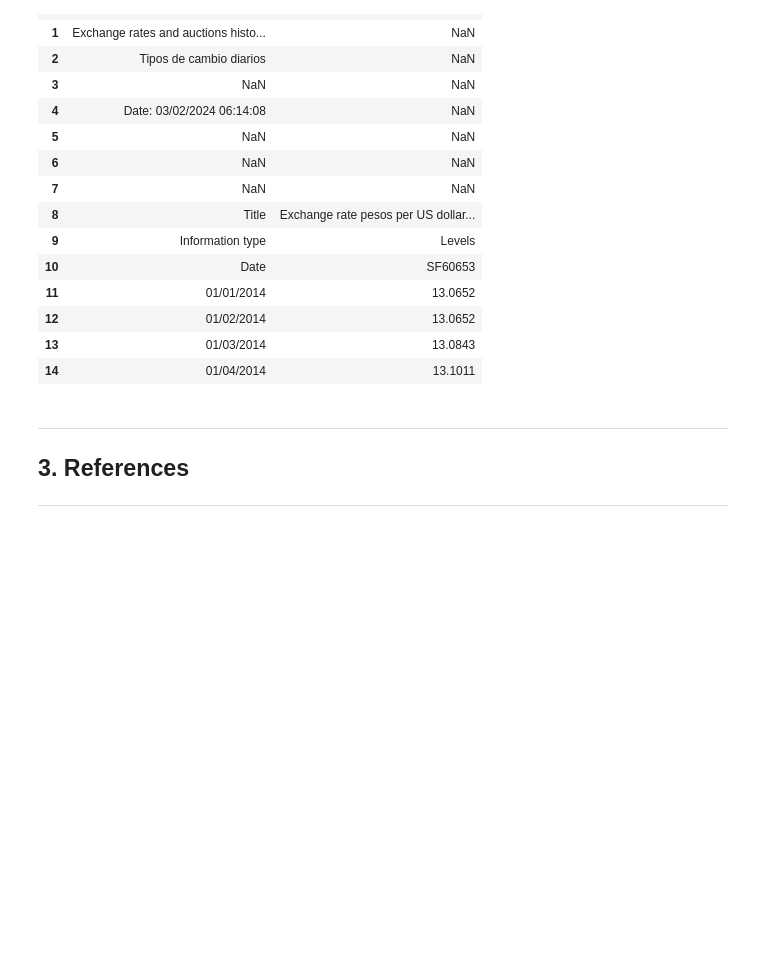
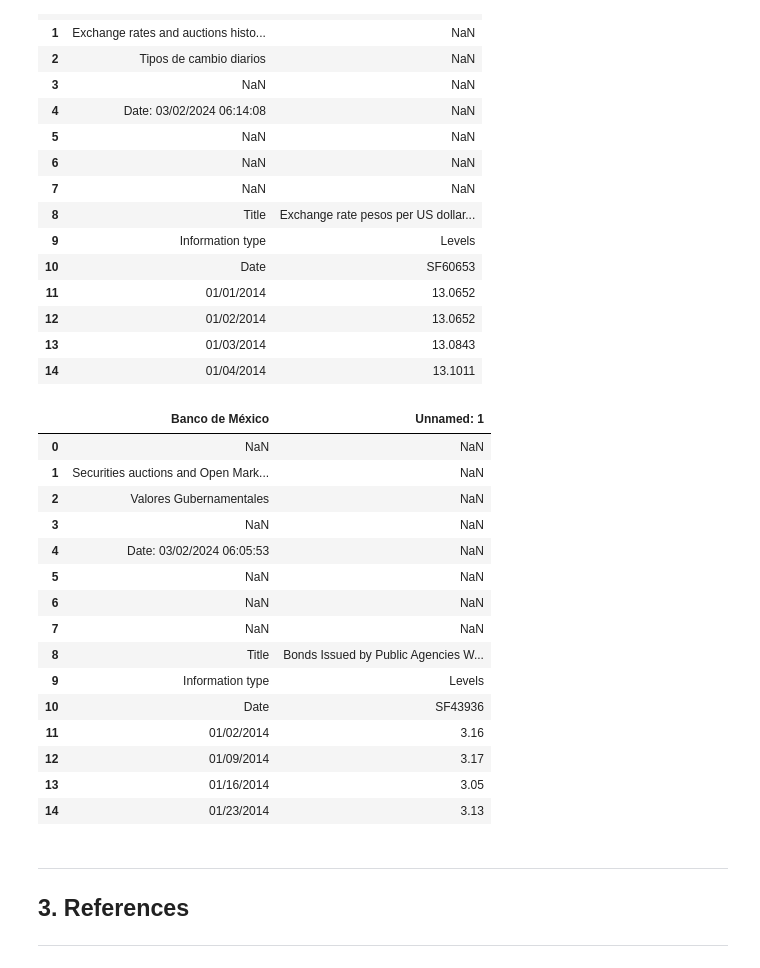
Before and after one commit to DanielEduardoLopez/SalesForecasting, a Jupyter notebook: 1_SalesPrediction_DataCollection.ipynb, the cells around one changed output. Cells and saved outputs as stored; diff of their text form; code cells hidden in the pictures; blank space fills up the shorter version.

Commit message:
Loaded bonds interest rates data

```diff
--- a/1_SalesPrediction_DataCollection.ipynb
+++ b/1_SalesPrediction_DataCollection.ipynb
@@ -184,6 +182,28 @@ exchange_rates_df.head(15)
 | 12 | 01/02/2014 | 13.0652 |
 | 13 | 01/03/2014 | 13.0843 |
 | 14 | 01/04/2014 | 13.1011 |
+# %%
+# Loading bonds interest rates data
+bonds_rates_link = 'https://raw.githubusercontent.com/DanielEduardoLopez/SalesPrediction/main/bonds_rates_data.csv'
+bonds_rates_df = pd.read_csv(bonds_rates_link, encoding = "ISO-8859-1")
+bonds_rates_df.head(15)
+# %% [output]
+|  | Banco de México | Unnamed: 1 |
+| 0 | NaN | NaN |
+| 1 | Securities auctions and Open Mark... | NaN |
+| 2 | Valores Gubernamentales | NaN |
+| 3 | NaN | NaN |
+| 4 | Date: 03/02/2024 06:05:53 | NaN |
+| 5 | NaN | NaN |
+| 6 | NaN | NaN |
+| 7 | NaN | NaN |
+| 8 | Title | Bonds Issued by Public Agencies W... |
+| 9 | Information type | Levels |
+| 10 | Date | SF43936 |
+| 11 | 01/02/2014 | 3.16 |
+| 12 | 01/09/2014 | 3.17 |
+| 13 | 01/16/2014 | 3.05 |
+| 14 | 01/23/2014 | 3.13 |
 # %% [markdown]
 <a class="anchor" id="references"></a>
 ___
```
Also changed, not shown: parts of 1 cell of this notebook.
